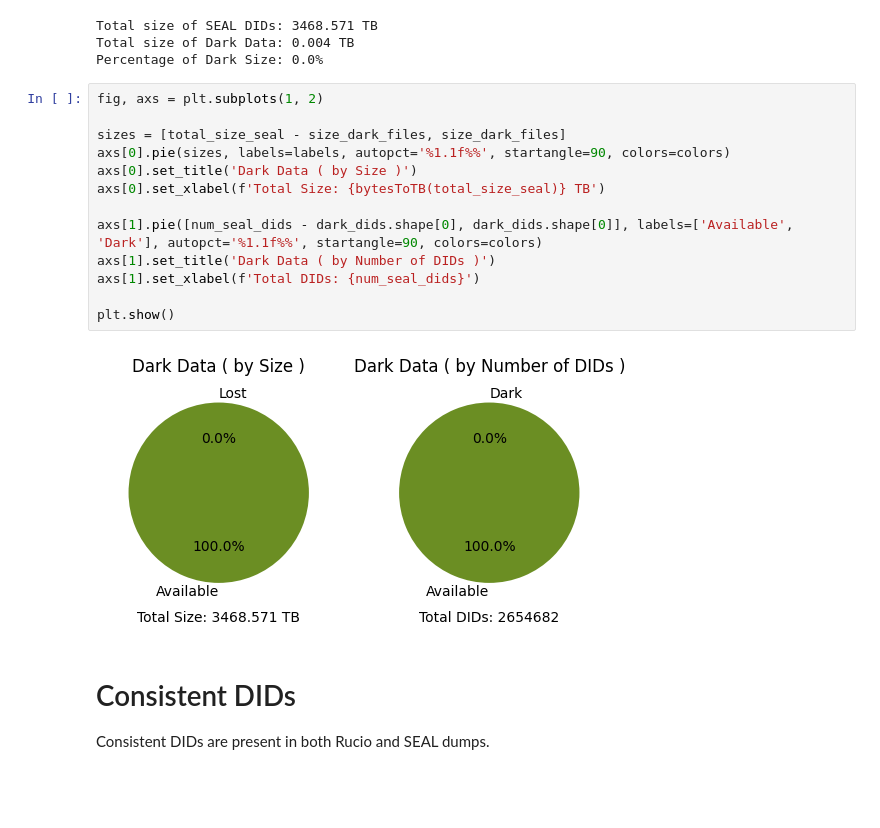
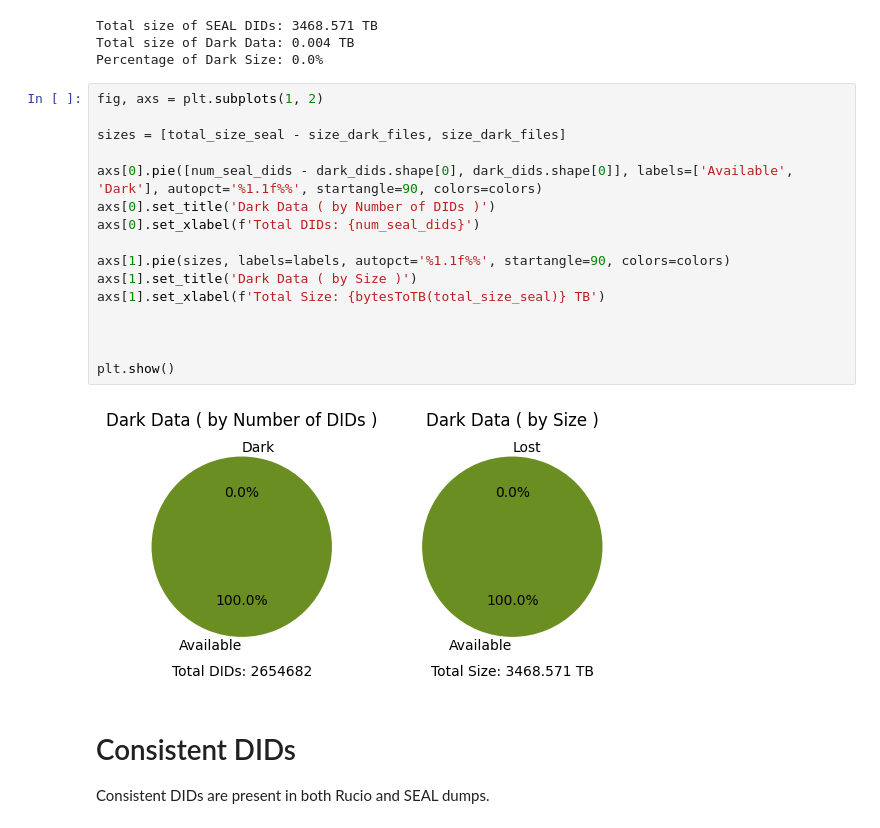
Before and after one commit to maany/rucio-ops, a Jupyter notebook: consistency_checks/manual_auditor.ipynb, the cells around one changed output. Saved outputs shown, nothing was run; the diff lists cells and outputs as text; blank space fills up the shorter version.

```diff
--- a/consistency_checks/manual_auditor.ipynb
+++ b/consistency_checks/manual_auditor.ipynb
@@ -192,18 +192,21 @@ Percentage of Dark Size: 0.0%
 # %%
 fig, axs = plt.subplots(1, 2)
 
 sizes = [total_size_seal - size_dark_files, size_dark_files]
-axs[0].pie(sizes, labels=labels, autopct='%1.1f%%', startangle=90, colors=colors)
-axs[0].set_title('Dark Data ( by Size )')
-axs[0].set_xlabel(f'Total Size: {bytesToTB(total_size_seal)} TB')
 
-axs[1].pie([num_seal_dids - dark_dids.shape[0], dark_dids.shape[0]], labels=['Available', 'Dark'], autopct='%1.1f%%', startangle=90, colors=colors)
-axs[1].set_title('Dark Data ( by Number of DIDs )')
-axs[1].set_xlabel(f'Total DIDs: {num_seal_dids}')
+axs[0].pie([num_seal_dids - dark_dids.shape[0], dark_dids.shape[0]], labels=['Available', 'Dark'], autopct='%1.1f%%', startangle=90, colors=colors)
+axs[0].set_title('Dark Data ( by Number of DIDs )')
+axs[0].set_xlabel(f'Total DIDs: {num_seal_dids}')
+
+axs[1].pie(sizes, labels=labels, autopct='%1.1f%%', startangle=90, colors=colors)
+axs[1].set_title('Dark Data ( by Size )')
+axs[1].set_xlabel(f'Total Size: {bytesToTB(total_size_seal)} TB')
+
+
 
 plt.show()
 # %% [output]
-[figure, old version]
+[figure, new version]
 # %% [markdown]
 # Consistent DIDs
 
```
Also changed, not shown: parts of 1 cell of this notebook, 1 other file.
